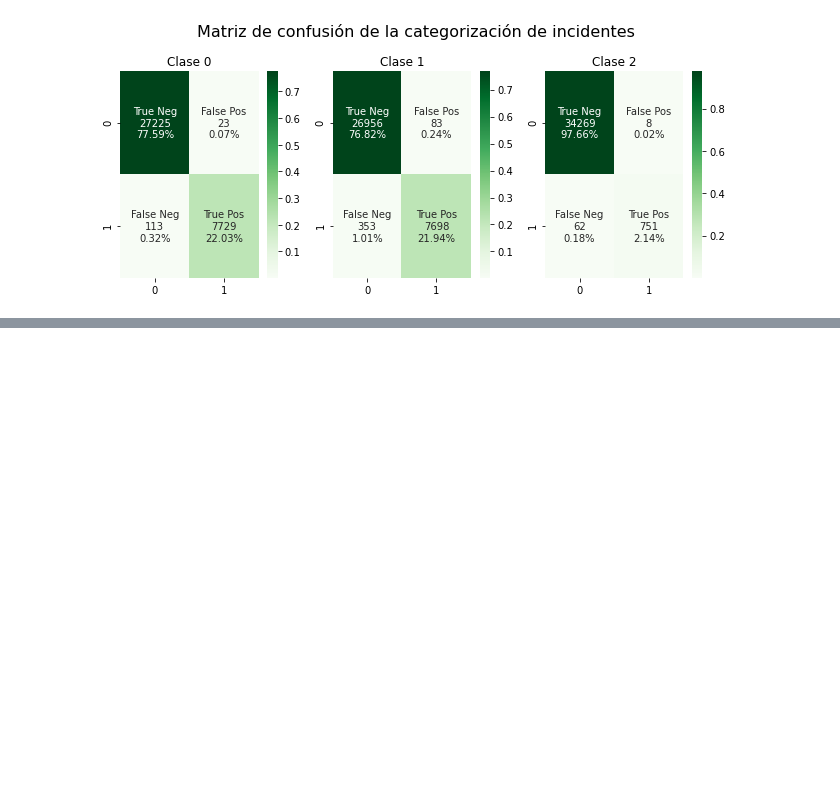
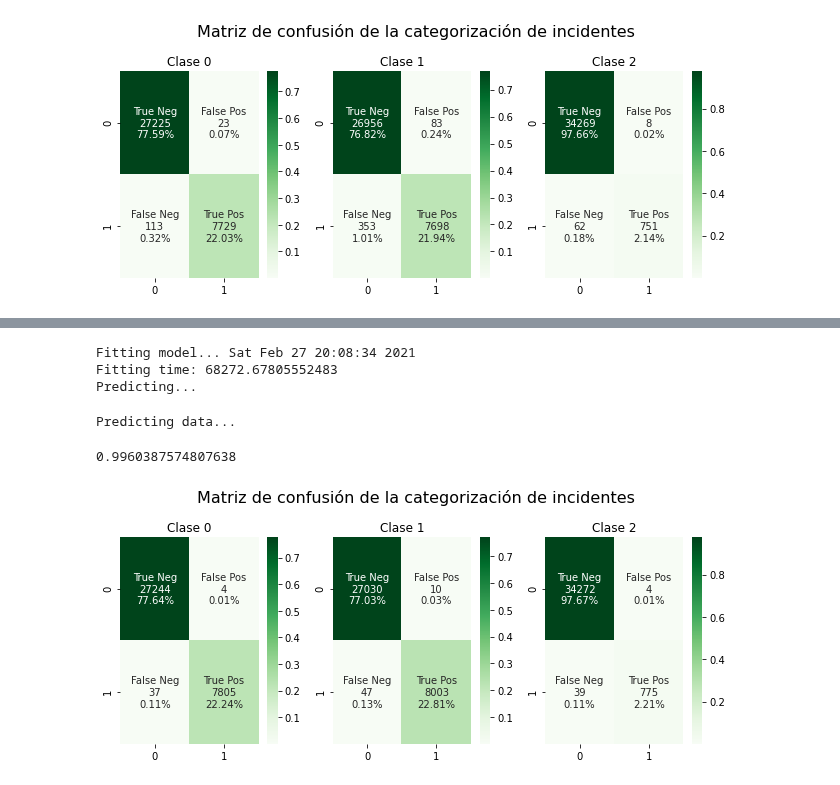
Before and after one commit to Liu-Lc/TwitterTraffic-Pty, a Jupyter notebook: categorization.ipynb, the cells around one changed output, grey strips where cells are left out. Drawn from its saved outputs; the diff is of its cells as text; code cells hidden in the pictures; blank space fills up the shorter version.

```diff
--- a/categorization.ipynb
+++ b/categorization.ipynb
@@ -517 +468,12 @@ print('Done.')
+# %%
+# fit classifier with 10000 features
+print('Fitting model...', time.asctime())
+start = time.time()
+mo_classifier.fit(X_train,y_train)
+end = time.time()
+print('Fitting time:', str(end-start), '\nPredicting...')
+# %% [output]
+Fitting model... Sat Feb 27 20:08:34 2021
+Fitting time: 68272.67805552483
+Predicting...
 # %%
@@ -535,9 +483,9 @@ print('Fitting time:', str(end-start), '\nPredicting...')
 # %%
 # predict test data
 print('Predicting data...')
-y_xgb2 = xgb_classifier.predict(X_test)
-print(accuracy_score(y_test, y_xgb2))
-print(confusion_matrix(y_test,y_xgb2))
-print(classification_report(y_test,y_xgb2))
-# xgresume2.append([i, end-start, accuracy_score(y_test, y_xgb2),
-# confusion_matrix(y_test,y_xgb2), classification_report(y_test,y_xgb2)])
+y_mo = mo_classifier.predict(X_test)
+# print(accuracy_score(y_test, y_xgb2))
+# print(confusion_matrix(y_test,y_xgb2))
+# print(classification_report(y_test,y_xgb2))
+# %% [output]
+Predicting data...
@@ -548,12 +491,0 @@ with open('xgb_features_final', 'wb') as picklefile:
-# %%
-# count vectors for 10000
-i = 10000
-print('\nnumber of features:', str(i))
-vectorizer100 = CountVectorizer(max_features=i, min_df=5, max_df=0.7)
-print('Fitting vectorizer...', time.asctime())
-vectorizer100.fit(classified.clean)
-X_vect1 = vectorizer100.transform(classified.clean).toarray()
-print('Creating train-test data...')
-X_train3, X_test3, y_train3, y_test3 = train_test_split(X_vect1, classified.isIncident, test_size=0.2, random_state=0)
-with open('vectorizer10000', 'wb') as picklefile:
-    pickle.dump(vectorizer100, picklefile)
@@ -576,17 +492,27 @@ print(classification_report(y_test3,y_xgb3))
+# %%
+accuracy_score(y_test, y_mo)
+# %% [output]
+0.9960387574807638
 # %%
-xgb_con = confusion_matrix(y_test,y_xgb2)
-group_names = ['True Neg','False Pos','False Neg','True Pos']
-group_counts = ['{0:0.0f}'.format(value) for value in
-                xgb_con.flatten()]
-group_percentages = ['{0:.2%}'.format(value) for value in
-                     xgb_con.flatten()/np.sum(xgb_con)]
-labels = ['%s\n%s\n%s' % (v1, v2, v3) for v1, v2, v3 in
-          zip(group_names,group_counts,group_percentages)]
-labels = np.asarray(labels).reshape(2,2)
-plt.figure(figsize=(6,3.2))
-sns.heatmap(xgb_con/np.sum(xgb_con), annot=labels, fmt='', cmap='Blues')
-plt.title('Matriz de confusión para 5000 características', fontsize=13)
+conf_matrix = multilabel_confusion_matrix(y_test,y_mo)
+
+plt.figure(figsize=(9,4))
+plt.suptitle('Matriz de confusión de la categorización de incidentes', fontsize=16)
+for i in range(3):
+    group_names = ['True Neg','False Pos','False Neg','True Pos']
+    group_counts = ['{0:0.0f}'.format(value) for value in
+                    conf_matrix[i].flatten()]
+    group_percentages = ['{0:.2%}'.format(value) for value in
+                        conf_matrix[i].flatten()/np.sum(conf_matrix[i])]
+    labels = ['%s\n%s\n%s' % (v1, v2, v3) for v1, v2, v3 in
+            zip(group_names,group_counts,group_percentages)]
+    labels = np.asarray(labels).reshape(2,2)
+    plt.subplot(1, 3, i+1)
+    sns.heatmap(conf_matrix[i]/np.sum(conf_matrix[i]), annot=labels, fmt='', cmap='Greens')
+    plt.title('Clase %d'%i, fontsize=12)
 plt.tight_layout()
 plt.show()
+# %% [output]
+[figure, added]
 # %%
 feat_df = pd.DataFrame(X_vect)
```
Also changed, not shown: parts of 18 cells of this notebook, 1 other file.
